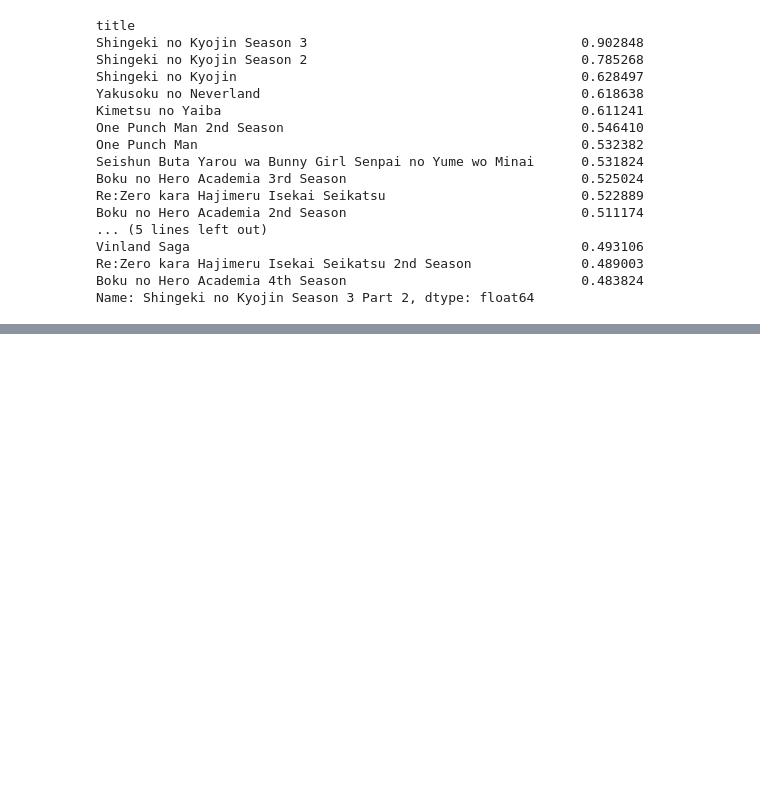
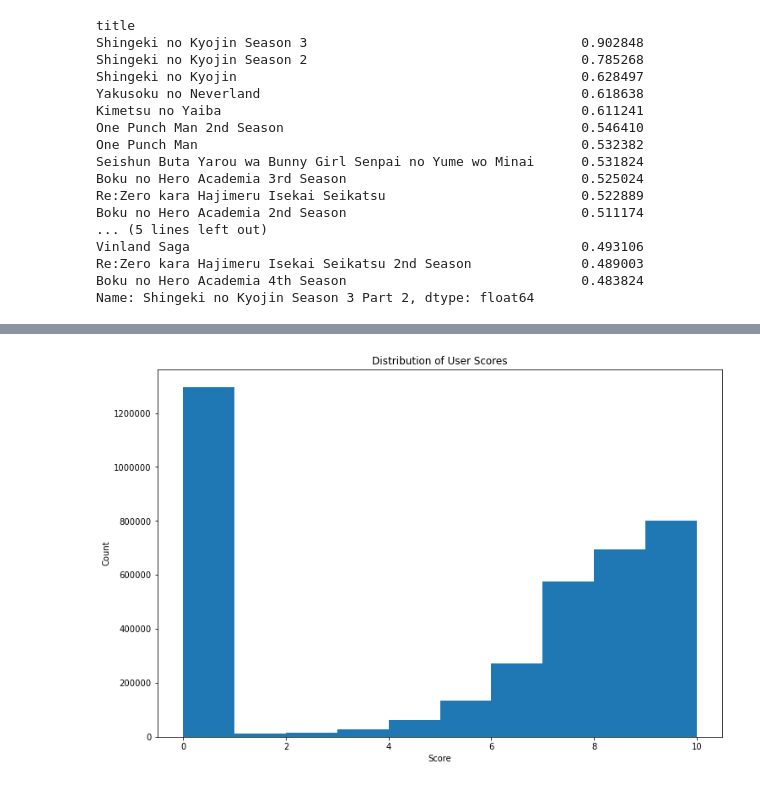
Before and after one commit to junschoi/anime-recommender, a Jupyter notebook: code/notebook.ipynb, the cells around one changed output, grey strips where cells are left out. Saved outputs shown, nothing was run; the diff lists cells and outputs as text; code cells hidden in the pictures; blank space fills up the shorter version.

```diff
--- a/code/notebook.ipynb
+++ b/code/notebook.ipynb
@@ -196,0 +317,11 @@ Name: Shingeki no Kyojin Season 3 Part 2, dtype: float64
+# %%
+# Distribution of User Scores
+plt.figure(figsize=(12, 8))
+ax = plt.gca()
+ax.ticklabel_format(style='plain')
+plt.title('Distribution of User Scores')
+plt.hist(user_df['score'])
+plt.ylabel('Count')
+plt.xlabel('Score');
+# %% [output]
+[figure, added]
```
Also changed, not shown: parts of 16 cells of this notebook, 13 other files.
